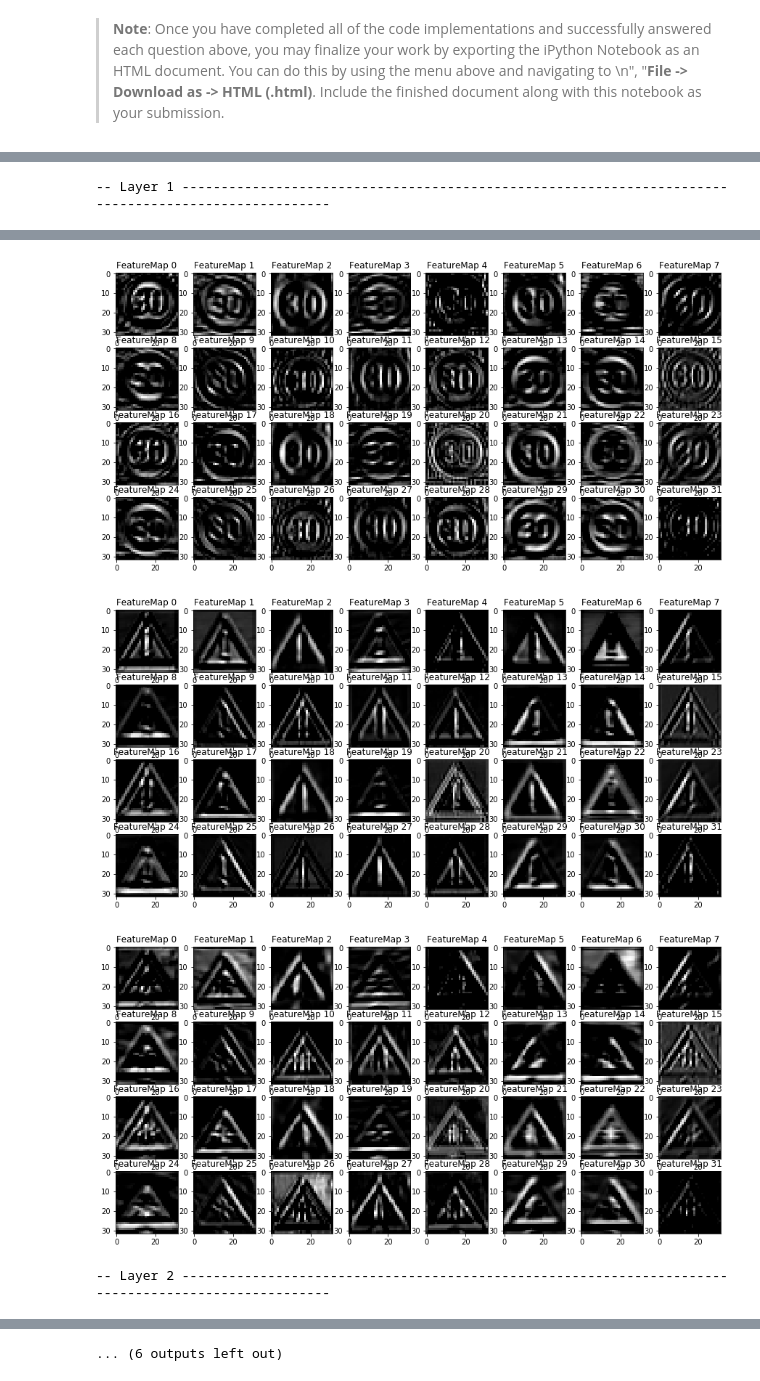
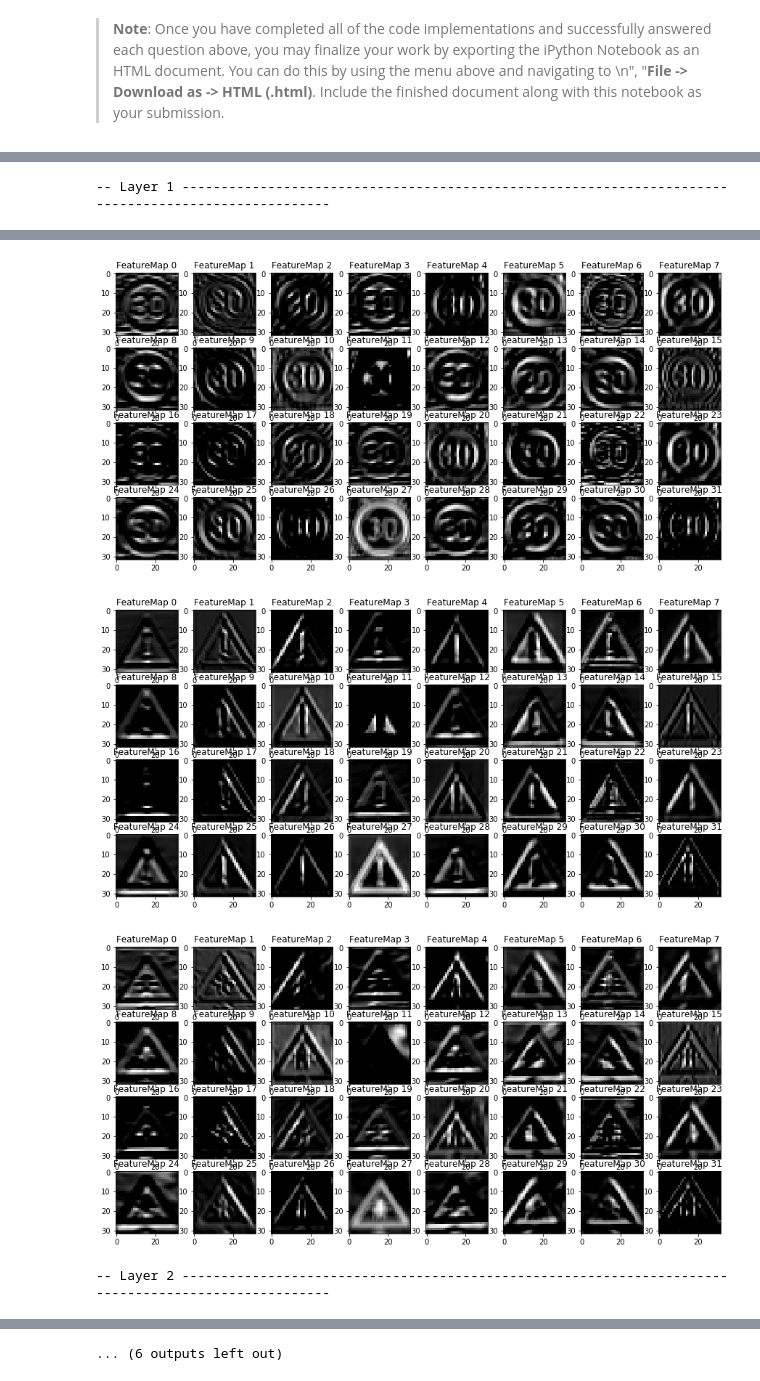
Before and after one commit to corrado9999/CarND-Traffic-Sign-Classifier-Project, a Jupyter notebook: Traffic_Sign_Classifier.ipynb, the cells around one changed output, grey strips where cells are left out. Drawn from its saved outputs; the diff is of its cells as text; code cells hidden in the pictures.

```diff
--- a/Traffic_Sign_Classifier.ipynb
+++ b/Traffic_Sign_Classifier.ipynb
@@ -575,7 +570,7 @@ y_final = np.array([code for _,code,_ in raw_test])
 # %%
 plt.figure(figsize=(18,9))
 with tf.Session() as sess:
-    saver.restore(sess, './lenet')
+    saver.restore(sess, './best-0.990')
     for i,(xx,yy,(name,_,image)) in enumerate(zip(X_final, y_final, raw_test), 1):
         plt.subplot(1,5,i)
         plt.imshow(image, cmap='gray')
@@ -590,7 +585,7 @@ with tf.Session() as sess:
 ### For example, if the model predicted 1 out of 5 signs correctly, it's 20% accurate on these new images.
 # %%
 with tf.Session() as sess:
-    saver.restore(sess, './lenet')
+    saver.restore(sess, './best-0.990')
     print('Final test accuracy: {:5.1%}'.format(evaluate(X_final, y_final)))
 # %% [output]
 Final test accuracy: 100.0%
@@ -640,7 +635,7 @@ Looking just at the first row we get `[ 0.34763842,  0.24879643,  0.12789202]`,
 # %%
 top_k = tf.nn.top_k(tf.nn.softmax(logits), 5)
 with tf.Session() as sess:
-    saver.restore(sess, './lenet')
+    saver.restore(sess, './best-0.990')
     probs, indices = sess.run(top_k, feed_dict={x: X_final, keep_prob: 1})
 # %%
 classes = [(signnames[tt], signnames[tp])
@@ -693,7 +688,3 @@ For an example of what feature map outputs look like, check out NVIDIA's results
  </figcaption>
 </figure>
  <p></p>
-# %%
-with tf.Session() as sess:
-    saver.restore(sess, './lenet')
-    print(sess.run(logits.graph.get_tensor_by_name('layer1/conv:0'), feed_dict={x: [X_final[0]]}).shape)
@@ -735,7 +719,7 @@ def outputFeatureMap(image_input, tf_activation, activation_min=-1, activation_m
             plt.imshow(activation[0,:,:, featuremap], interpolation="nearest", cmap="gray")
 # %%
 with tf.Session() as sess:
-    saver.restore(sess, './lenet')
+    saver.restore(sess, './best-0.990')
     for i in range(1,4):
         print('-- Layer %d '%i + '-'*100)
         for image in X_final:
@@ -748,4 +732,4 @@ with tf.Session() as sess:
-[figure, old version]
+[figure, new version]
-[figure, old version]
+[figure, new version]
-[figure, old version]
+[figure, new version]
 -- Layer 2 ----------------------------------------------------------------------------------------------------
```
Also changed, not shown: parts of 7 cells of this notebook, 3 other files.
